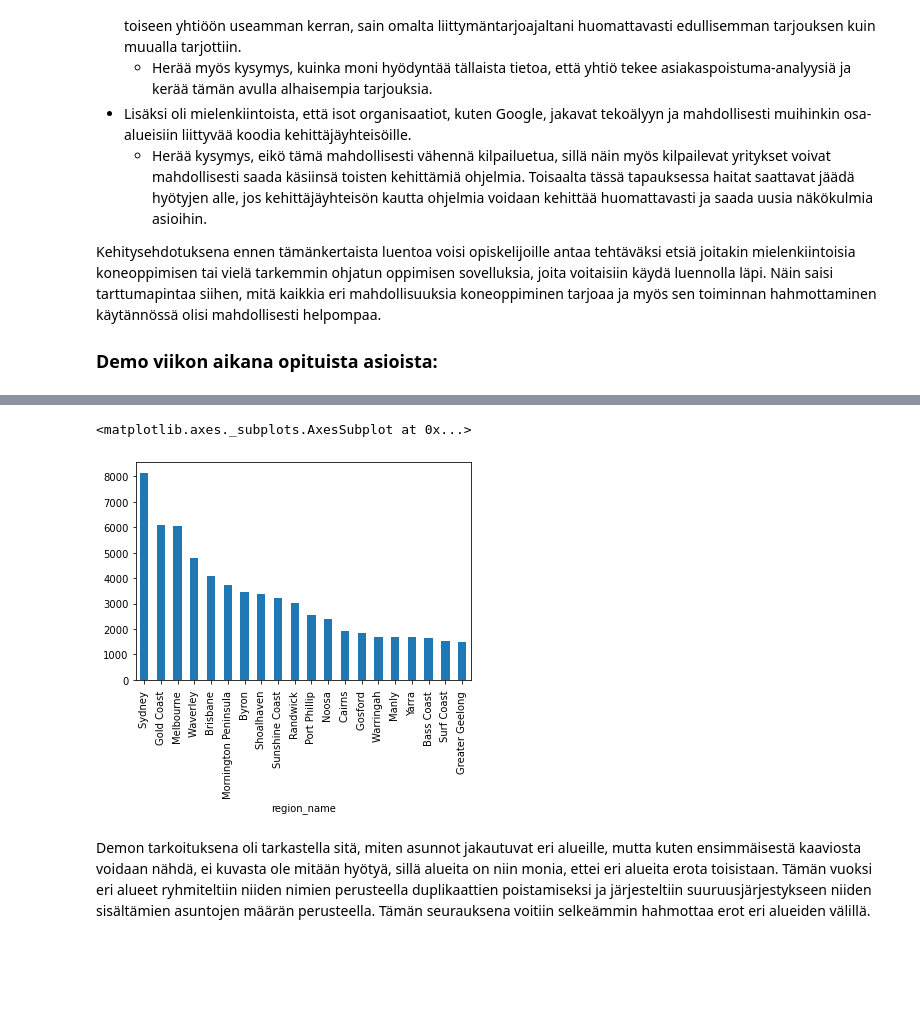
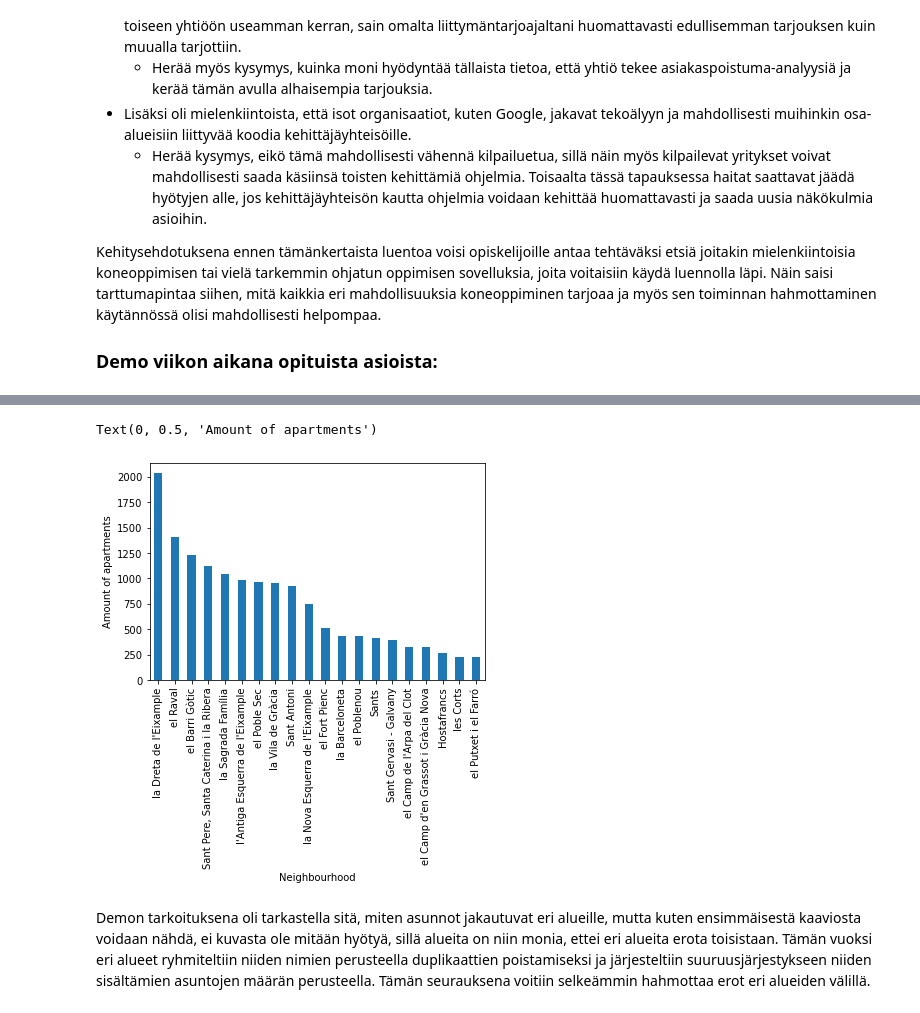
Before and after one commit to MattilaLaura/Johdanto_datatieteeseen, a Jupyter notebook: Joda.ipynb, the cells around one changed output, grey strips where cells are left out. Drawn from its saved outputs; the diff is of its cells as text; code cells hidden in the pictures; blank space fills up the shorter version.

```diff
--- a/Joda.ipynb
+++ b/Joda.ipynb
@@ -102,0 +69,10 @@ df.head()
+# %%
+import pandas as pd
+
+# Haetaan dataa Barcelonasta Inside airbnb -sivuilta ja luetaan se dataframeen
+listings_url = 'http://data.insideairbnb.com/spain/catalonia/barcelona/2021-04-12/data/listings.csv.gz'
+
+alkup_df = pd.read_csv(listings_url)
+df = alkup_df.copy()
+
+df.head()
@@ -175,11 +157,13 @@ tdf.plot(kind='bar',figsize=(30,10))
 # %%
 # otetaan vain 20 aluetta, joissa on eniten asuntoja
-df_cleaned = df.groupby(['region_name']).size().sort_values(ascending=False).head(20)
+df_20 = df.groupby(['neighbourhood_cleansed']).size().sort_values(ascending=False).head(20)
-# %%
-df_cleaned.plot.bar()
-# %% [output]
-<matplotlib.axes._subplots.AxesSubplot at 0x...>
-[figure, removed]
+# %%
+df_20.plot.bar()
+plt.xlabel('Neighbourhood')
+plt.ylabel('Amount of apartments')
+# %% [output]
+Text(0, 0.5, 'Amount of apartments')
+[figure, added]
 # %% [markdown]
 Demon tarkoituksena oli tarkastella sitä, miten asunnot jakautuvat eri alueille, mutta kuten ensimmäisestä kaaviosta voidaan nähdä, ei kuvasta ole mitään hyötyä, sillä alueita on niin monia, ettei eri alueita erota toisistaan. Tämän vuoksi eri alueet ryhmiteltiin niiden nimien perusteella duplikaattien poistamiseksi ja järjesteltiin suuruusjärjestykseen niiden sisältämien asuntojen määrän perusteella. Tämän seurauksena voitiin selkeämmin hahmottaa erot eri alueiden välillä.
 # %% [markdown]
```
Also changed, not shown: parts of 35 cells of this notebook.
